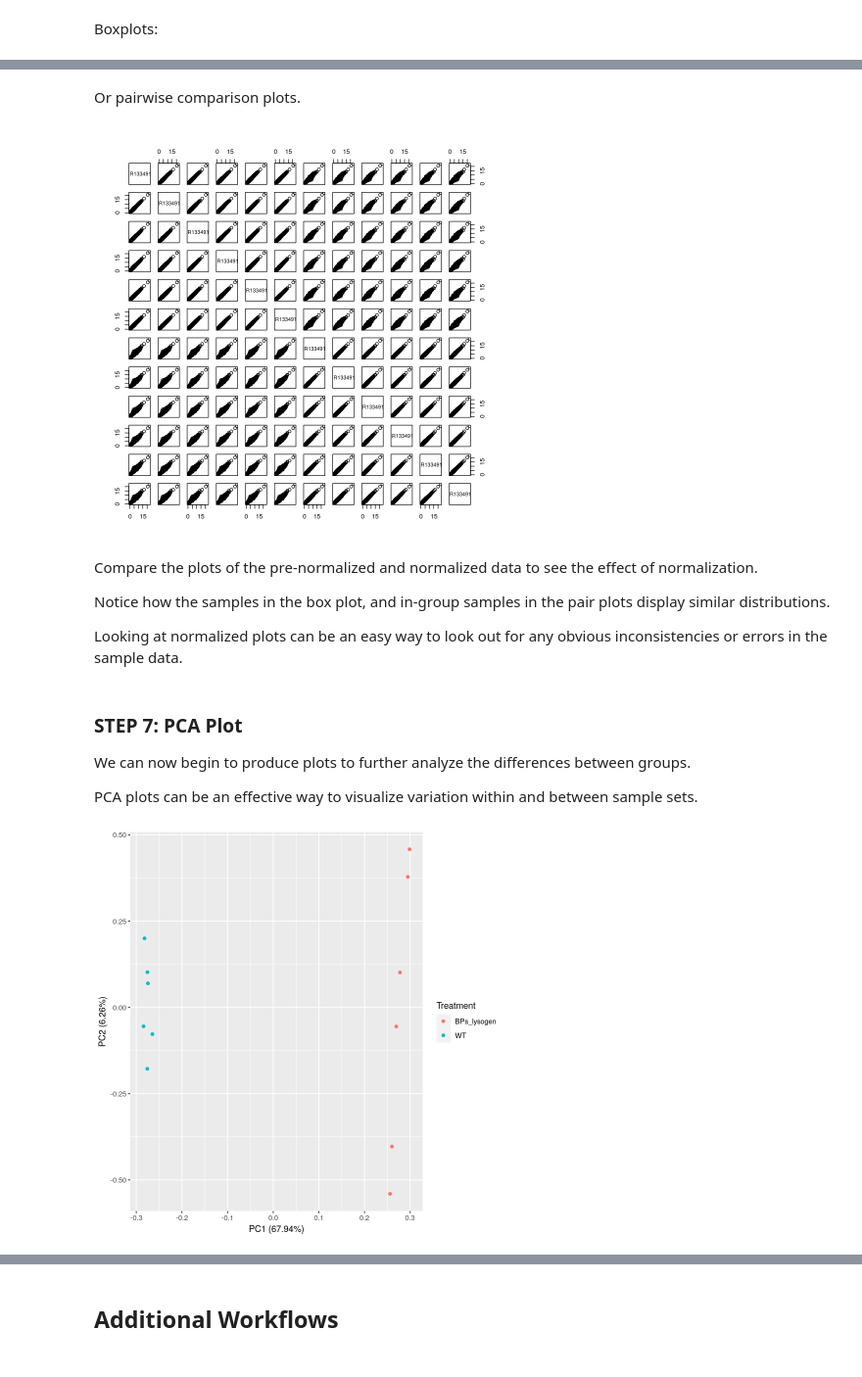
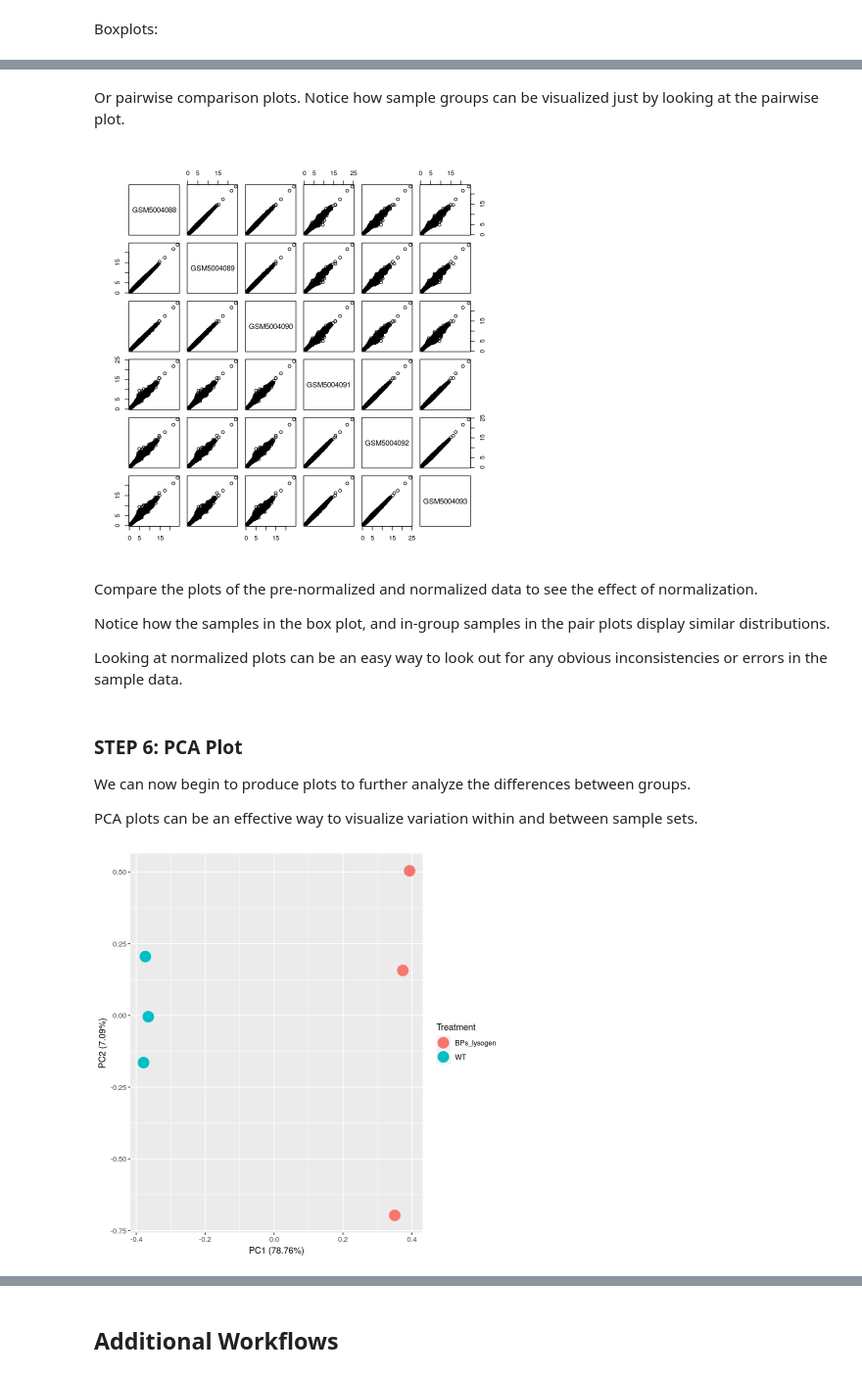
Before and after one commit to King-Laboratory/rnaseq-myco-notebook, a Jupyter notebook: Tutorial_3_DEG_Analysis.ipynb, the cells around one changed output, grey strips where cells are left out. Shown at 98% size. Cells and saved outputs as stored; diff of their text form; code cells hidden in the pictures.

```diff
--- a/Tutorial_3_DEG_Analysis.ipynb
+++ b/Tutorial_3_DEG_Analysis.ipynb
@@ -72,19 +98,12 @@ Additionally, later on we will use normalization involving logarithms. So, to pr
 # %%
-#download genecounts and annotation file from cloud storage bucket
-system("mkdir -p data/gene_counts", intern=TRUE)
-system("mkdir -p data/reference", intern=TRUE)
-system("curl https://storage.googleapis.com/me-inbre-rnaseq-pipelinev2/data/salmon/SRP300216_merged_quants.txt --output data/gene_counts/SRP300216_genecounts.txt", intern=TRUE)
-system("curl https://storage.googleapis.com/me-inbre-rnaseq-pipelinev2/data/reference/GCF_001632805.1_ASM163280v1_feature_table.txt --output data/reference/GCF_001632805.1_ASM163280v1_feature_table.txt", intern=TRUE)
-
-
 #read-in the raw gene count file to a dataframe variable we named 'read_counts'
 read_counts <- read.table('data/gene_counts/SRP300216_genecounts.txt',head=TRUE)
 
-#replace all count entries of '0' in the raw gene count file with '1'.
-read_counts[read_counts==0] <- 1
+#amount of columns the dataframe has
+cols = ncol(read_counts)
 
 #assign the numerical read counts to a matrix variable we named 'rnaseqMatrix'
-rnaseqMatrix <- round(read_counts[,c(2:13)])
+rnaseqMatrix <- round(read_counts[,c(2:cols)])
 
 #label the rownames of this matrix with the rowname column from the gene count dataframe.
 rownames(rnaseqMatrix) <- read_counts[,1]
@@ -111,8 +126,8 @@ Next specify the experimental design.
 
 The deseq2 tool will later use this design to group samples together, and output information about the statistical differences in gene expression between these specified groups.
 # %%
-# define the sample experimental design, in this case 6 wildtype and 6 bacteriophage infected samples
-samples_treatment <- data.frame(matrix(c(rep("WT",6),rep("BPs_lysogen",6)),ncol=1))
+# define the sample experimental design, in this case 3 wildtype and 3 bacteriophage infected samples
+samples_treatment <- data.frame(matrix(c(rep("WT",3),rep("BPs_lysogen",3)),ncol=1))
 samples_ID <- data.frame(matrix(colnames(rnaseqMatrix),ncol=1))
 samples <- cbind(samples_ID,samples_treatment)
 names(samples) <- c("ID","Treatment")
@@ -216,9 +224,9 @@ boxplot(rlogcounts)
-# %% [markdown]
-Or pairwise comparison plots.
+# %% [markdown]
+Or pairwise comparison plots. Notice how sample groups can be visualized just by looking at the pairwise plot.
 # %%
 pairs(rlogcounts)
 # %% [output]
-[figure, old version]
+[figure, new version]
 # %% [markdown]
 Compare the plots of the pre-normalized and normalized data to see the effect of normalization.
 
@@ -226,15 +234,15 @@ Notice how the samples in the box plot, and in-group samples in the pair plots d
 
 Looking at normalized plots can be an easy way to look out for any obvious inconsistencies or errors in the sample data.
 # %% [markdown]
-### STEP 7: PCA Plot
+### STEP 6: PCA Plot
 
 We can now begin to produce plots to further analyze the differences between groups.
 
 PCA plots can be an effective way to visualize variation within and between sample sets.
 # %%
 pca_counts <- prcomp(t(rlogcounts))
-autoplot(pca_counts, data = samples, colour="Treatment")
+autoplot(pca_counts, data = samples, colour="Treatment", size=6)
 # %% [output]
-[figure, old version]
+[figure, new version]
 # %% [markdown]
 Plots can be output as above, or also saved as pdf or image files, as below. Try to navigate and click to the created file, after you run the code.
```
Also changed, not shown: parts of 23 cells of this notebook.
